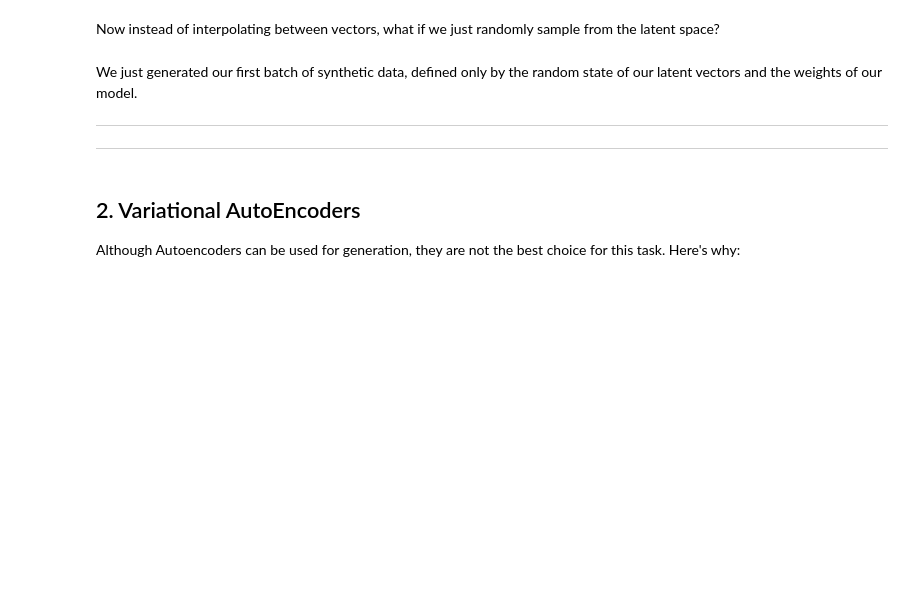
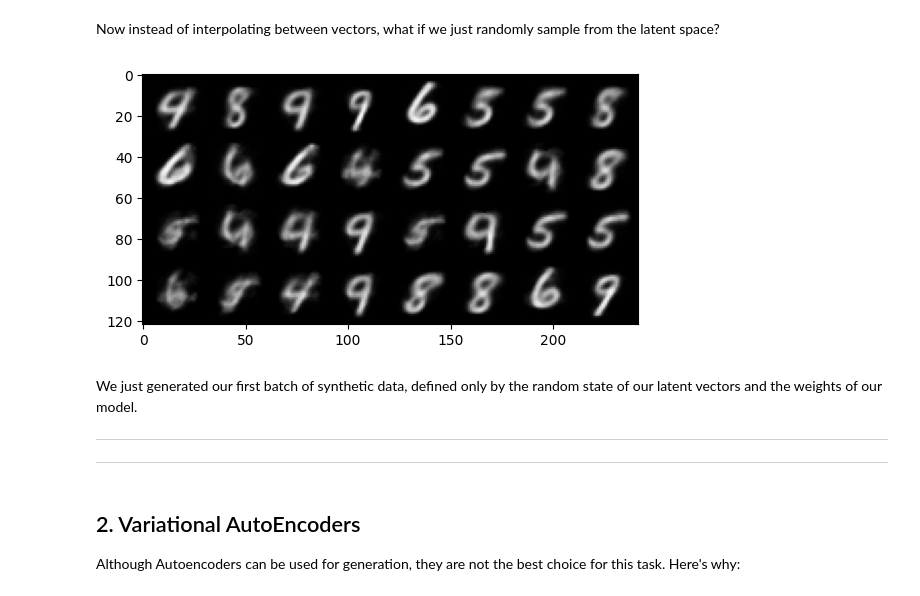
Before and after one commit to ada-jt1725/deep-learning, a Jupyter notebook: Day07-VAEs/Day07-VAEs_morning_codealong.ipynb, the cells around one changed output. Drawn from its saved outputs; the diff is of its cells as text; code cells hidden in the pictures; blank space fills up the shorter version.

```diff
--- a/Day07-VAEs/Day07-VAEs_morning_codealong.ipynb
+++ b/Day07-VAEs/Day07-VAEs_morning_codealong.ipynb
@@ -403,13 +409,15 @@ plt.show()
 # %% [markdown]
 Now instead of interpolating between vectors, what if we just randomly sample from the latent space?
 # %%
-random_latent = ###
-random_reconstruction = ###
+random_latent = torch.randn(32,2)
+random_reconstruction = model.decode(random_latent.to(device)).cpu().detach()
 
 # Make grid of random reconstructions and plot
 random_grid = make_grid(random_reconstruction)[0]
 plt.imshow(random_grid, cmap='gray')
 plt.show()
+# %% [output]
+[figure, added]
 # %% [markdown]
 We just generated our first batch of synthetic data, defined only by the random state of our latent vectors and the weights of our model.
 
```
Also changed, not shown: parts of 16 cells of this notebook.
